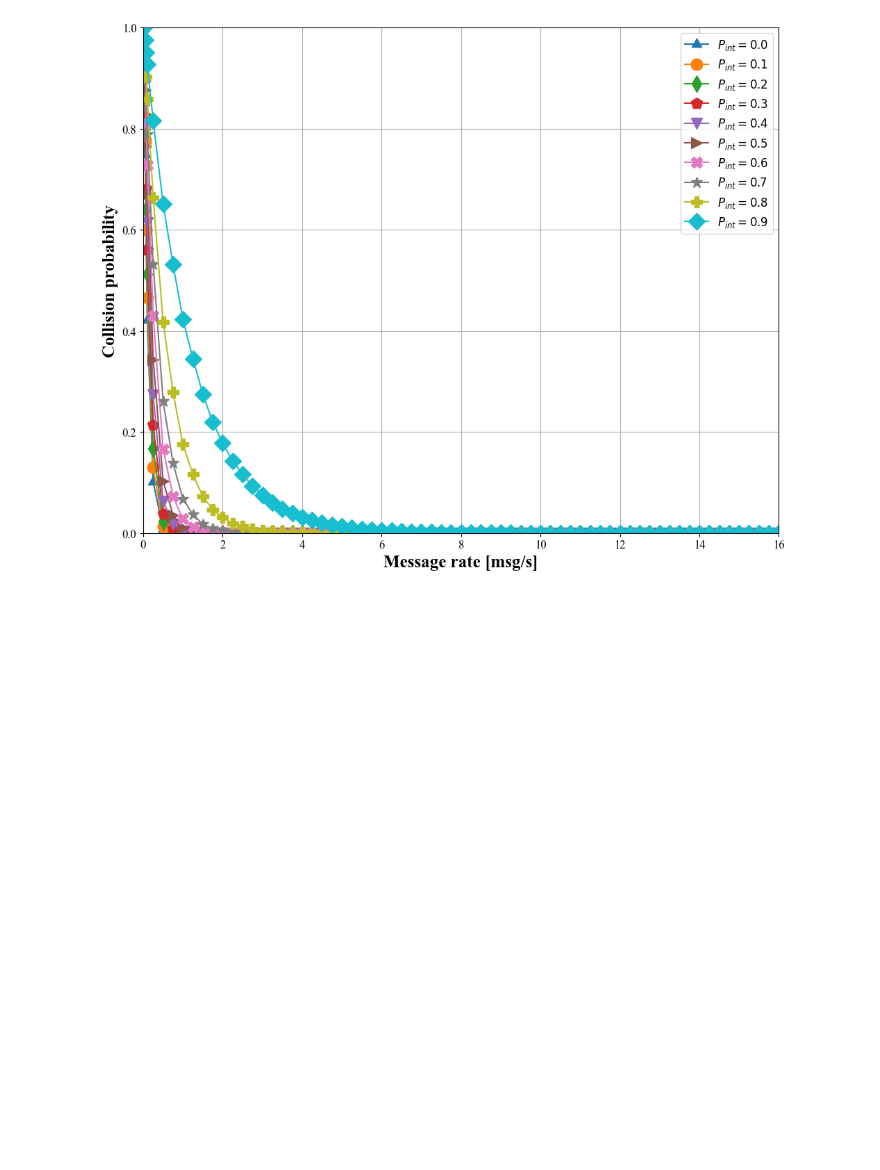
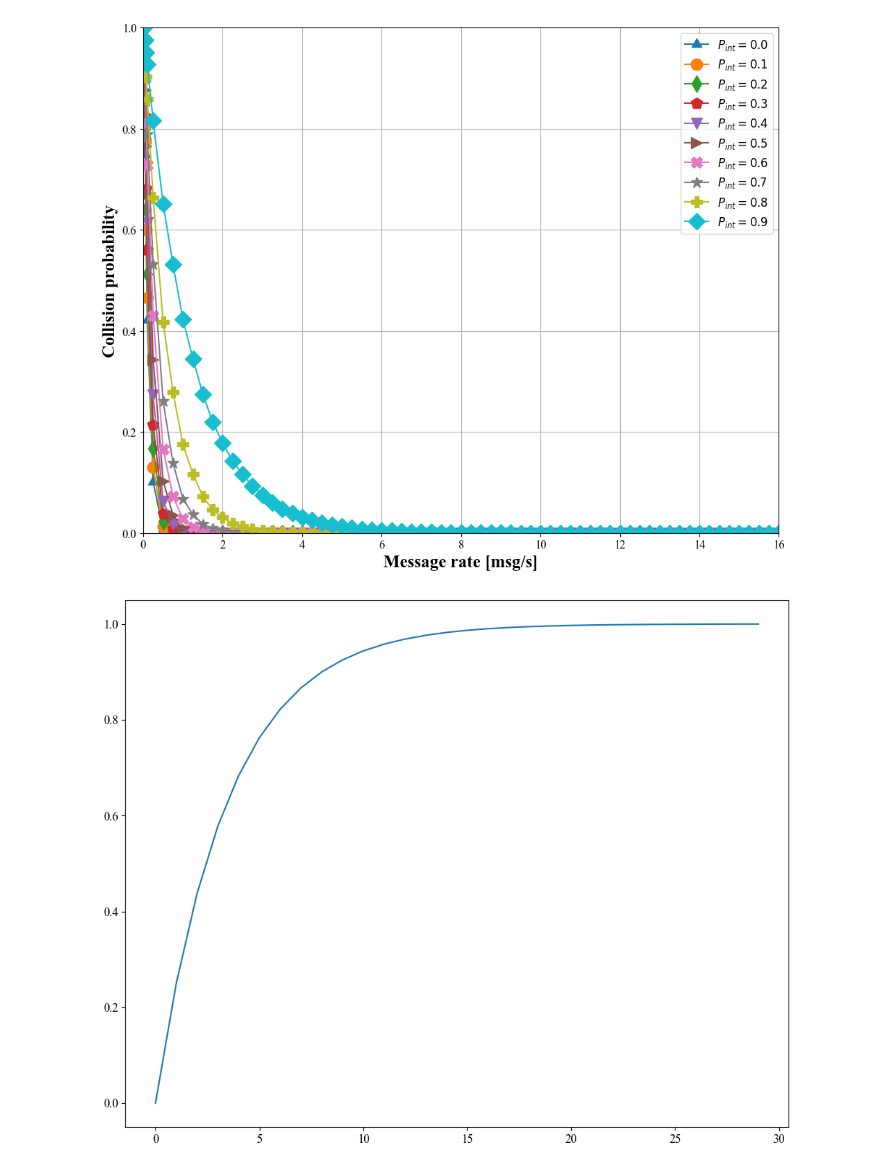
Before and after one commit to ingframin/vocabs2, a Jupyter notebook: results/interference/interf.ipynb, the cells around one changed output. Drawn from its saved outputs; the diff is of its cells as text; code cells hidden in the pictures; blank space fills up the shorter version.

Commit message:
Added Bernoulli probability plot

```diff
--- a/results/interference/interf.ipynb
+++ b/results/interference/interf.ipynb
@@ -53,3 +53,14 @@ plt.savefig('interf.pdf')
 plt.show()
 # %% [output]
 [figure]
+# %%
+Ptx = 0.5
+Prx = 0.5
+Psucc = []
+for N in range(30):
+    Psucc.append(1-(1-Ptx*Prx)**N)
+
+plt.plot(range(30),Psucc)
+plt.show()
+# %% [output]
+[figure, added]
```
Also changed, not shown: 1 other file.
